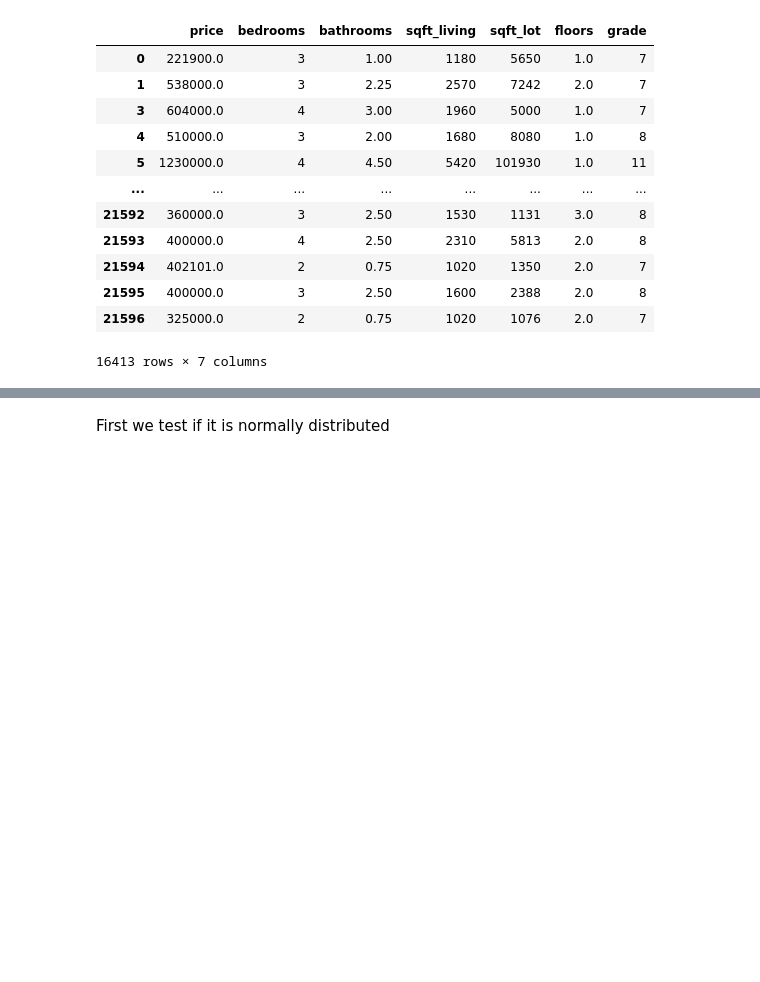
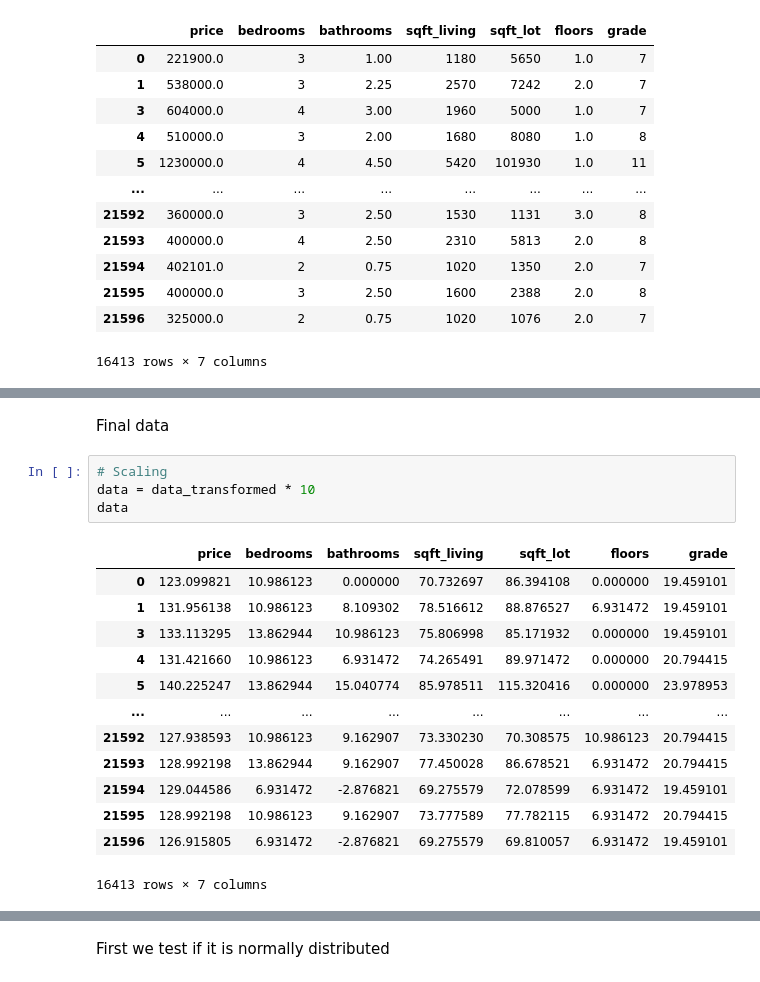
Before and after one commit to MuchiriKinyua/Real-Estate-Management-System, a Jupyter notebook: student.ipynb, the cells around one changed output, grey strips where cells are left out. Cells and saved outputs as stored; diff of their text form; blank space fills up the shorter version.

```diff
--- a/student.ipynb
+++ b/student.ipynb
@@ -649,0 +689,20 @@ Let's visualize the data
+# %% [markdown]
+Final data
+# %%
+# Scaling
+data = data_transformed * 10
+data
+# %% [output]
+|  | price | bedrooms | bathrooms | sqft_living | sqft_lot | floors | grade |
+| 0 | 123.099821 | 10.986123 | 0.000000 | 70.732697 | 86.394108 | 0.000000 | 19.459101 |
+| 1 | 131.956138 | 10.986123 | 8.109302 | 78.516612 | 88.876527 | 6.931472 | 19.459101 |
+| 3 | 133.113295 | 13.862944 | 10.986123 | 75.806998 | 85.171932 | 0.000000 | 19.459101 |
+| 4 | 131.421660 | 10.986123 | 6.931472 | 74.265491 | 89.971472 | 0.000000 | 20.794415 |
+| 5 | 140.225247 | 13.862944 | 15.040774 | 85.978511 | 115.320416 | 0.000000 | 23.978953 |
+| ... | ... | ... | ... | ... | ... | ... | ... |
+| 21592 | 127.938593 | 10.986123 | 9.162907 | 73.330230 | 70.308575 | 10.986123 | 20.794415 |
+| 21593 | 128.992198 | 13.862944 | 9.162907 | 77.450028 | 86.678521 | 6.931472 | 20.794415 |
+| 21594 | 129.044586 | 6.931472 | -2.876821 | 69.275579 | 72.078599 | 6.931472 | 19.459101 |
+| 21595 | 128.992198 | 10.986123 | 9.162907 | 73.777589 | 77.782115 | 6.931472 | 20.794415 |
+| 21596 | 126.915805 | 6.931472 | -2.876821 | 69.275579 | 69.810057 | 6.931472 | 19.459101 |
+16413 rows × 7 columns
```
Also changed, not shown: parts of 37 cells of this notebook.
